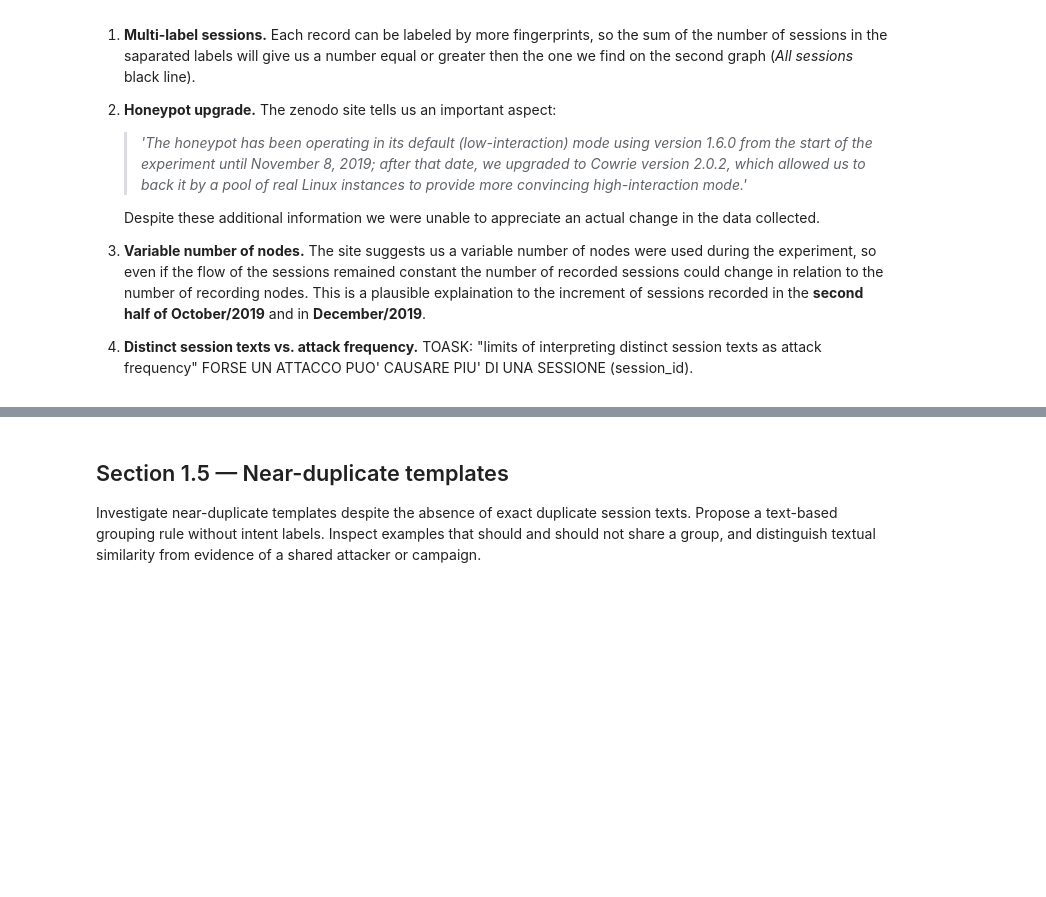
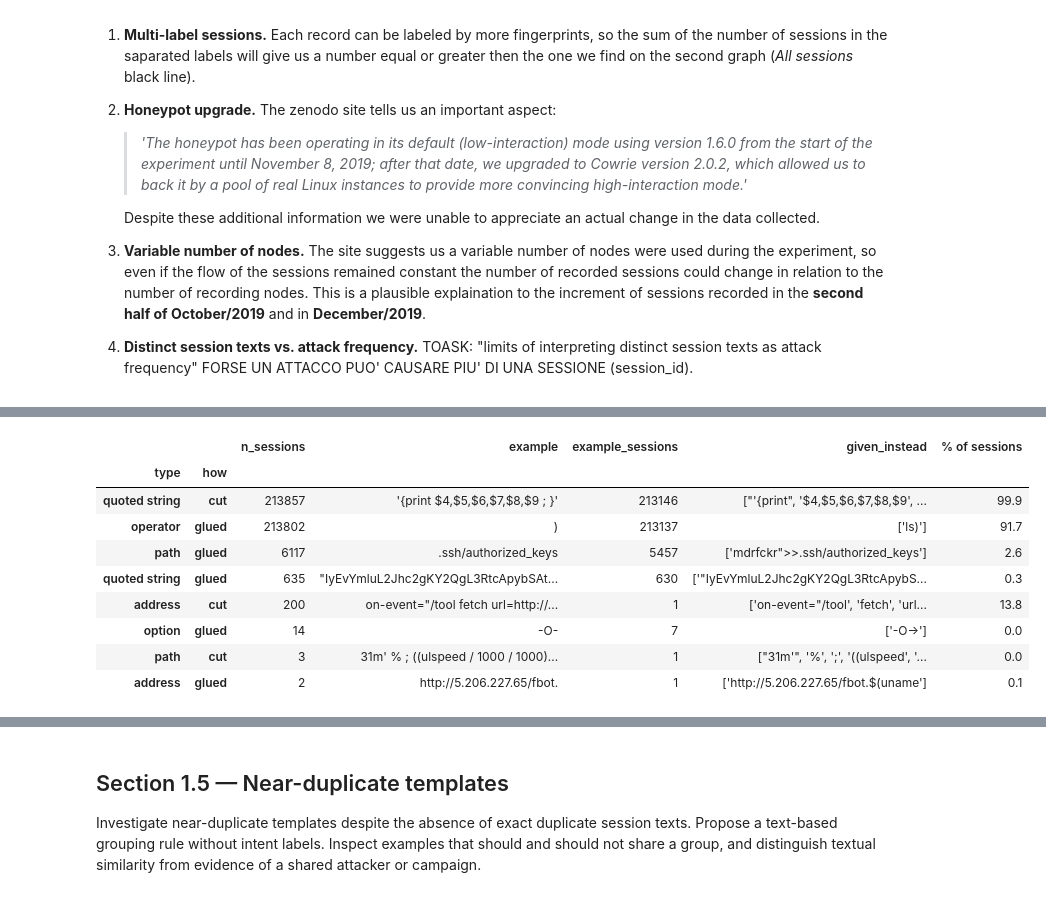
Before and after one commit to grabls/proj6_ml4n, a Jupyter notebook: notebooks/01_data.ipynb, the cells around one changed output, grey strips where cells are left out. Saved outputs shown, nothing was run; the diff lists cells and outputs as text; code cells hidden in the pictures; blank space fills up the shorter version.

```diff
--- a/notebooks/01_data.ipynb
+++ b/notebooks/01_data.ipynb
@@ -324,0 +481,20 @@ TODO: TOASK:
+# %%
+# Result for split(): the words are not one of the cases of the assignment
+table = split_recap[split_recap["type"] != "word"].set_index(["type", "how"])
+table["given_instead"] = table["given_instead"].map(str)      # the list of tokens is shown as a text
+
+# .style := shows the whole text of the cells, on more lines if it is long
+whole_text = {"word-break" : "break-all", "text-align" : "left"}
+display(table.style.format(precision=1, escape="html")
+             .set_properties(subset=["example", "given_instead"], **whole_text))
+# %% [output]
+|  |  | n_sessions | example | example_sessions | given_instead | % of sessions |
+| type | how |  |  |  |  |  |
+| quoted string | cut | 213857 | '{print $4,$5,$6,$7,$8,$9 ; }' | 213146 | ["'{print", '$4,$5,$6,$7,$8,$9', ... | 99.9 |
+| operator | glued | 213802 | ) | 213137 | ['ls)'] | 91.7 |
+| path | glued | 6117 | .ssh/authorized_keys | 5457 | ['mdrfckr">>.ssh/authorized_keys'] | 2.6 |
+| quoted string | glued | 635 | "IyEvYmluL2Jhc2gKY2QgL3RtcApybSAt... | 630 | ['"IyEvYmluL2Jhc2gKY2QgL3RtcApybS... | 0.3 |
+| address | cut | 200 | on-event="/tool fetch url=http://... | 1 | ['on-event="/tool', 'fetch', 'url... | 13.8 |
+| option | glued | 14 | -O- | 7 | ['-O->'] | 0.0 |
+| path | cut | 3 | 31m' % ; ((ulspeed / 1000 / 1000)... | 1 | ["31m'", '%', ';', '((ulspeed', '... | 0.0 |
+| address | glued | 2 | http://5.206.227.65/fbot. | 1 | ['http://5.206.227.65/fbot.$(uname'] | 0.1 |
```
Also changed, not shown: parts of 52 cells of this notebook, 1 other file.
